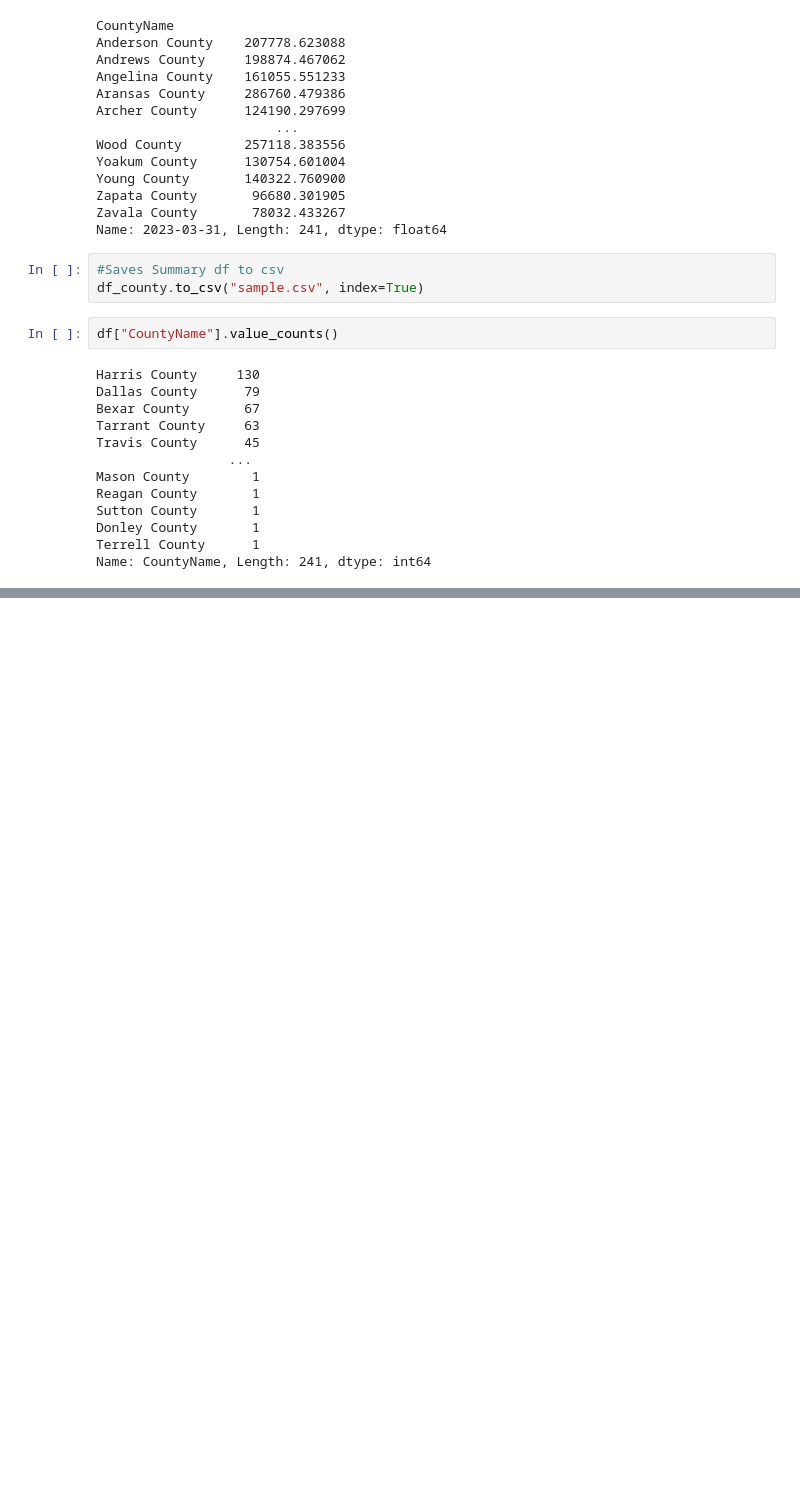
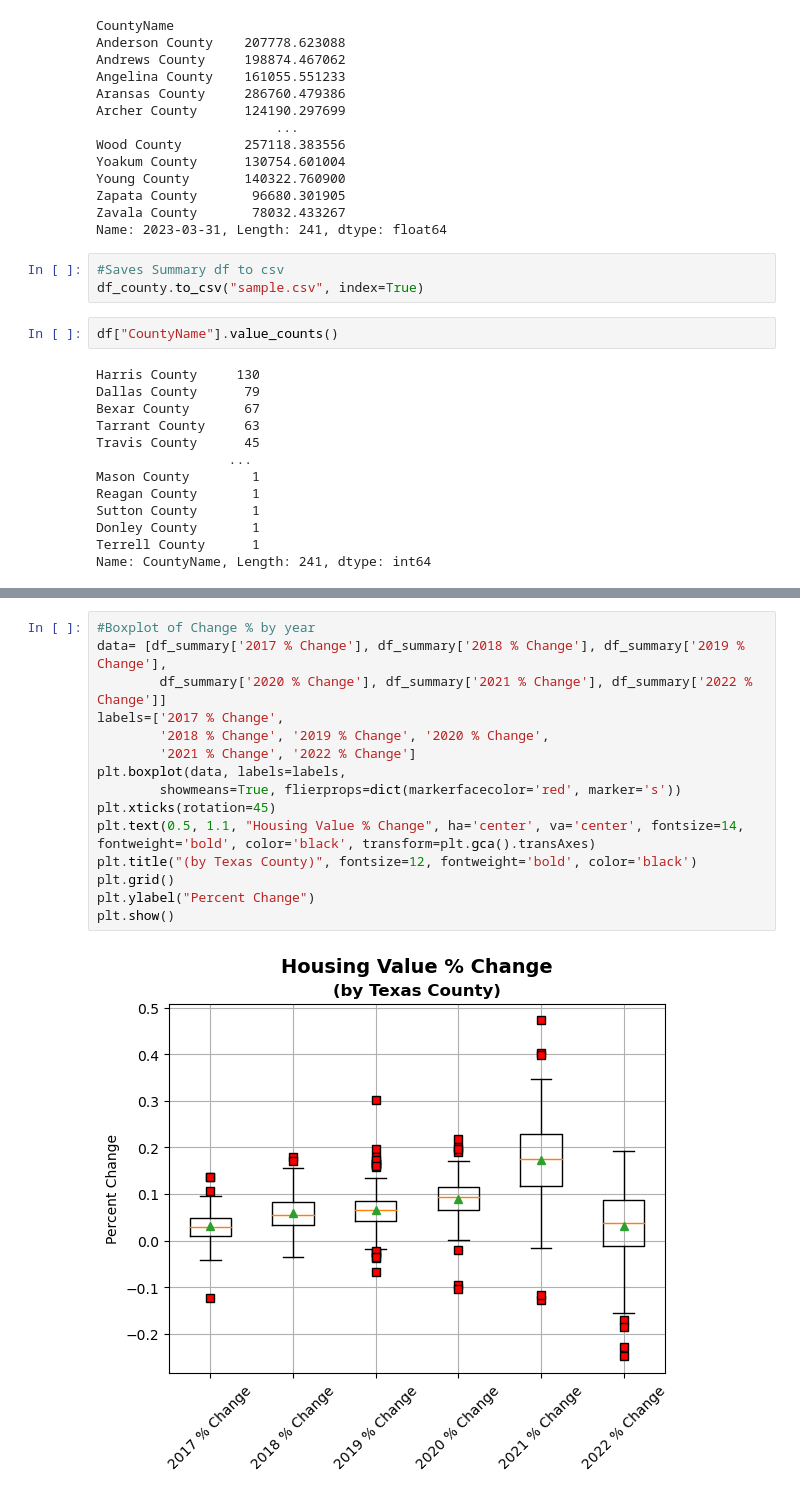
Before and after one commit to anitha0615/project_1, a Jupyter notebook: Analysis/housing_prices_bycounty.ipynb, the cells around one changed output, grey strips where cells are left out. Cells and saved outputs as stored; diff of their text form; blank space fills up the shorter version.

```diff
--- a/Analysis/housing_prices_bycounty.ipynb
+++ b/Analysis/housing_prices_bycounty.ipynb
@@ -90,0 +156,17 @@ Name: CountyName, Length: 241, dtype: int64
+# %%
+#Boxplot of Change % by year
+data= [df_summary['2017 % Change'], df_summary['2018 % Change'], df_summary['2019 % Change'],
+        df_summary['2020 % Change'], df_summary['2021 % Change'], df_summary['2022 % Change']]
+labels=['2017 % Change',
+        '2018 % Change', '2019 % Change', '2020 % Change',
+        '2021 % Change', '2022 % Change']
+plt.boxplot(data, labels=labels,
+        showmeans=True, flierprops=dict(markerfacecolor='red', marker='s'))
+plt.xticks(rotation=45)
+plt.text(0.5, 1.1, "Housing Value % Change", ha='center', va='center', fontsize=14, fontweight='bold', color='black', transform=plt.gca().transAxes)
+plt.title("(by Texas County)", fontsize=12, fontweight='bold', color='black')
+plt.grid()
+plt.ylabel("Percent Change")
+plt.show()
+# %% [output]
+[figure, added]
```
Also changed, not shown: parts of 7 cells of this notebook.
